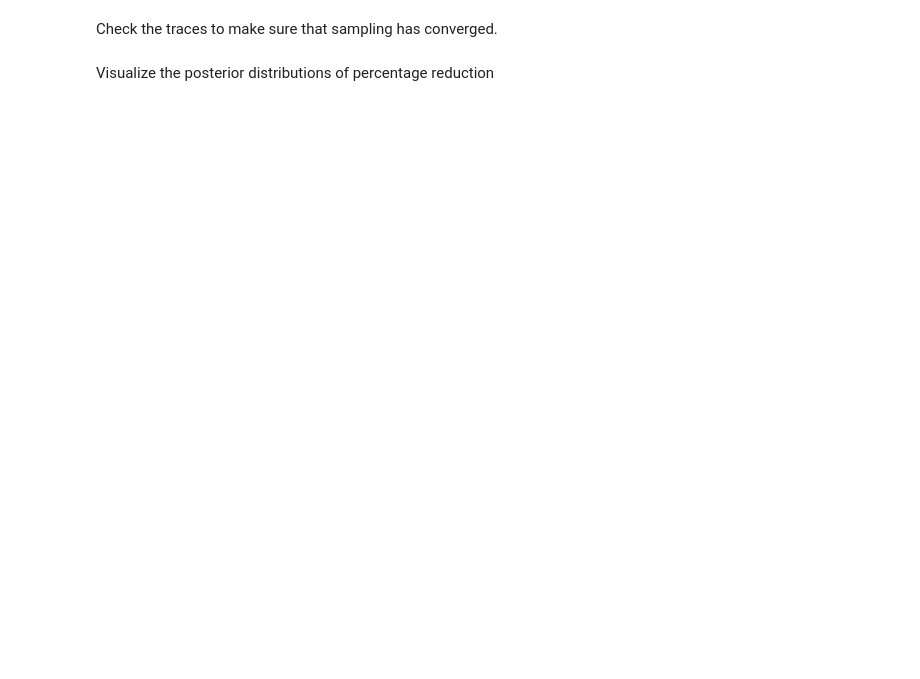
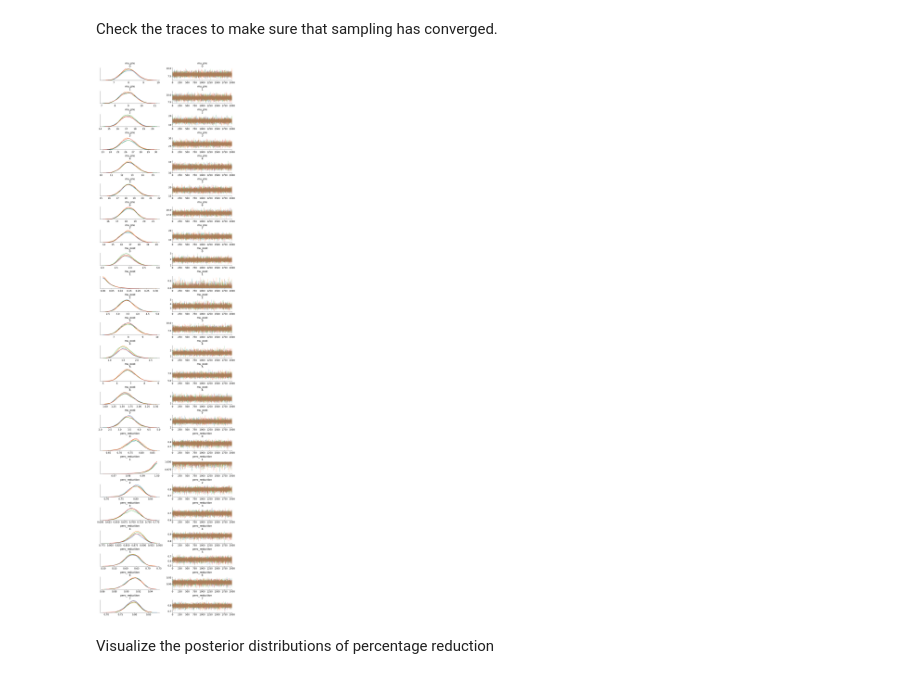
Before and after one commit to ericmjl/bayesian-stats-modelling-tutorial, a Jupyter notebook: notebooks/04-instructor-multi-group-comparsion-sterilization.ipynb, the cells around one changed output. Drawn from its saved outputs; the diff is of its cells as text; code cells hidden in the pictures; blank space fills up the shorter version.

```diff
--- a/notebooks/04-instructor-multi-group-comparsion-sterilization.ipynb
+++ b/notebooks/04-instructor-multi-group-comparsion-sterilization.ipynb
@@ -132,7 +151,9 @@ with model:
 Check the traces to make sure that sampling has converged.
 # %%
 # Plot the trace plots.
-az.plot_trace(trace)
+traces = az.plot_trace(trace)
+# %% [output]
+[figure, added]
 # %% [markdown]
 Visualize the posterior distributions of percentage reduction
 # %%
```
Also changed, not shown: parts of 7 cells of this notebook, 14 other files.
